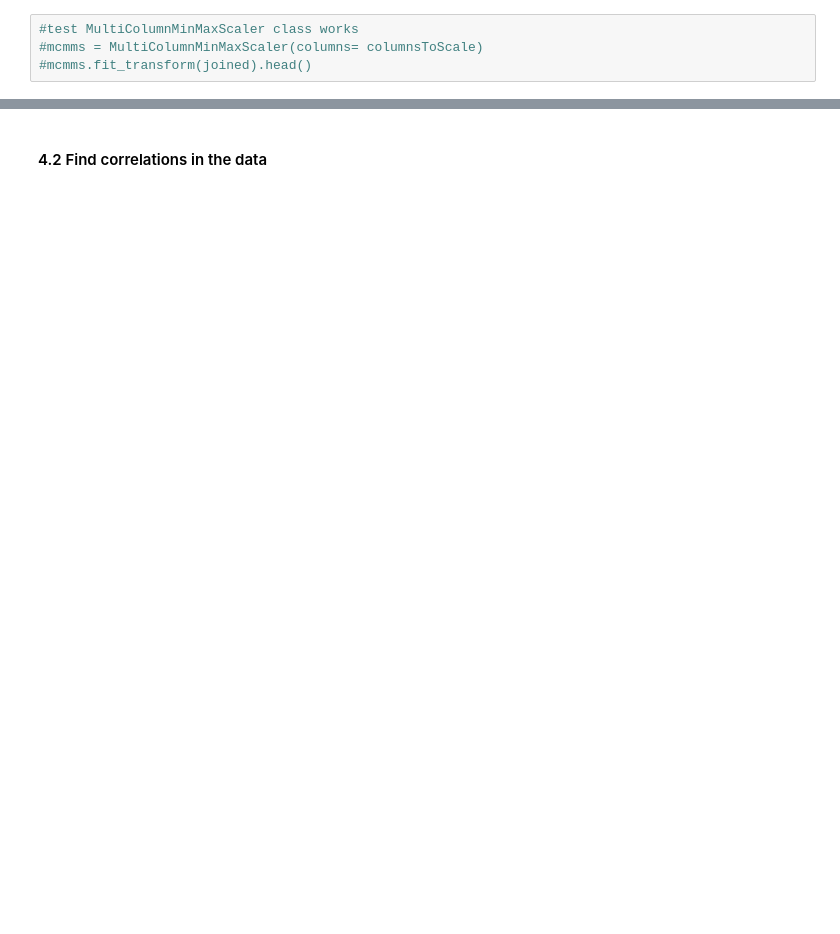
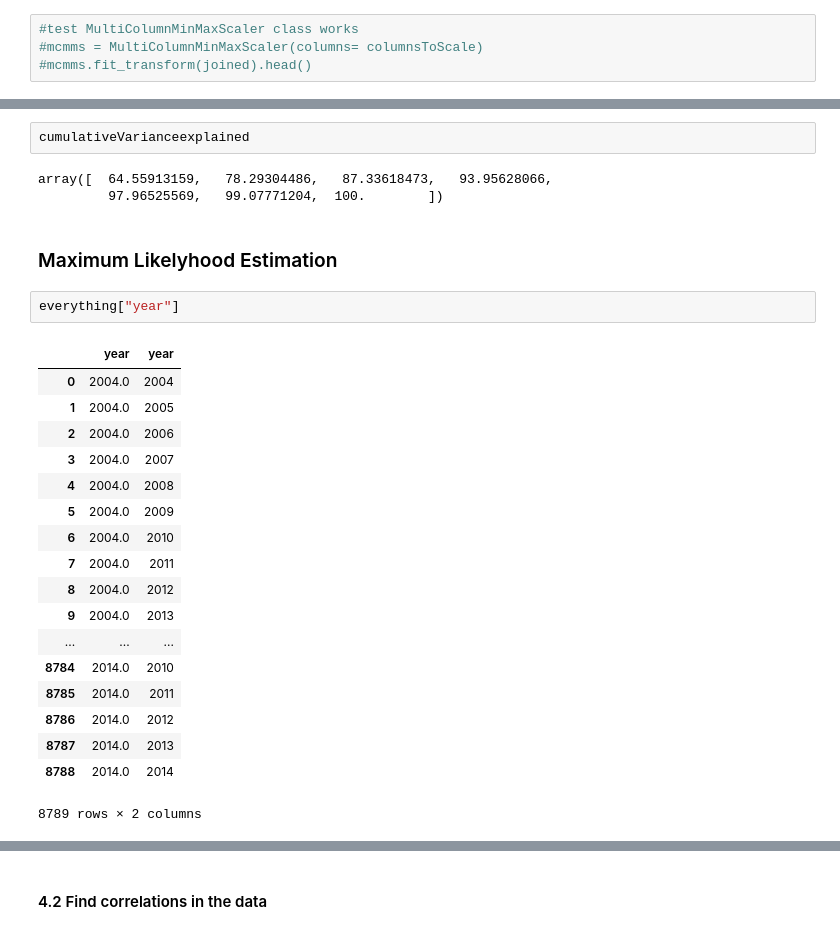
Before and after one commit to tamisalex/DSI, a Jupyter notebook: curriculum/02-projects/01-projects-weekly/project-07/starter-code/project7-starter.ipynb, the cells around one changed output, grey strips where cells are left out. Saved outputs shown, nothing was run; the diff lists cells and outputs as text; blank space fills up the shorter version.

```diff
--- a/curriculum/02-projects/01-projects-weekly/project-07/starter-code/project7-starter.ipynb
+++ b/curriculum/02-projects/01-projects-weekly/project-07/starter-code/project7-starter.ipynb
@@ -256,0 +446,28 @@ joined["arrival diversions"].plot.density()
+# %%
+cumulativeVarianceexplained
+# %% [output]
+array([  64.55913159,   78.29304486,   87.33618473,   93.95628066,
+         97.96525569,   99.07771204,  100.        ])
+# %% [markdown]
+### Maximum Likelyhood Estimation
+# %%
+everything["year"]
+# %% [output]
+|  | year | year |
+| 0 | 2004.0 | 2004 |
+| 1 | 2004.0 | 2005 |
+| 2 | 2004.0 | 2006 |
+| 3 | 2004.0 | 2007 |
+| 4 | 2004.0 | 2008 |
+| 5 | 2004.0 | 2009 |
+| 6 | 2004.0 | 2010 |
+| 7 | 2004.0 | 2011 |
+| 8 | 2004.0 | 2012 |
+| 9 | 2004.0 | 2013 |
+| ... | ... | ... |
+| 8784 | 2014.0 | 2010 |
+| 8785 | 2014.0 | 2011 |
+| 8786 | 2014.0 | 2012 |
+| 8787 | 2014.0 | 2013 |
+| 8788 | 2014.0 | 2014 |
+8789 rows × 2 columns
```
Also changed, not shown: parts of 97 cells of this notebook, 3 other files.
